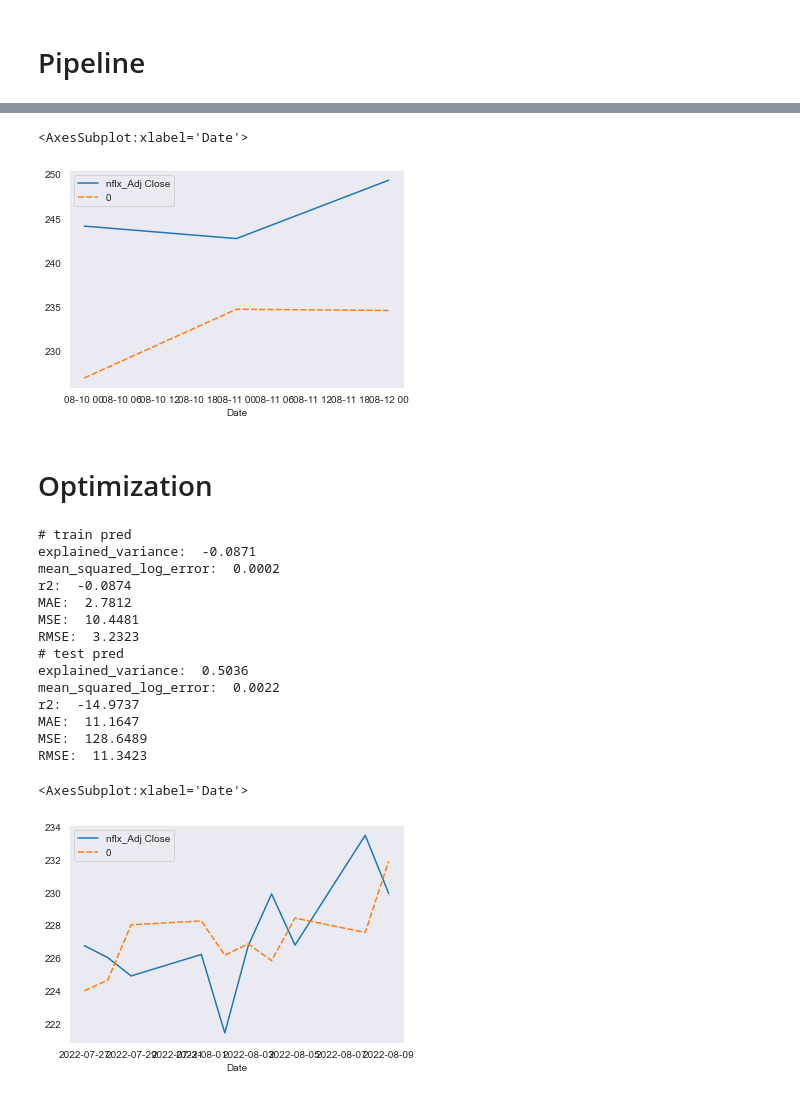
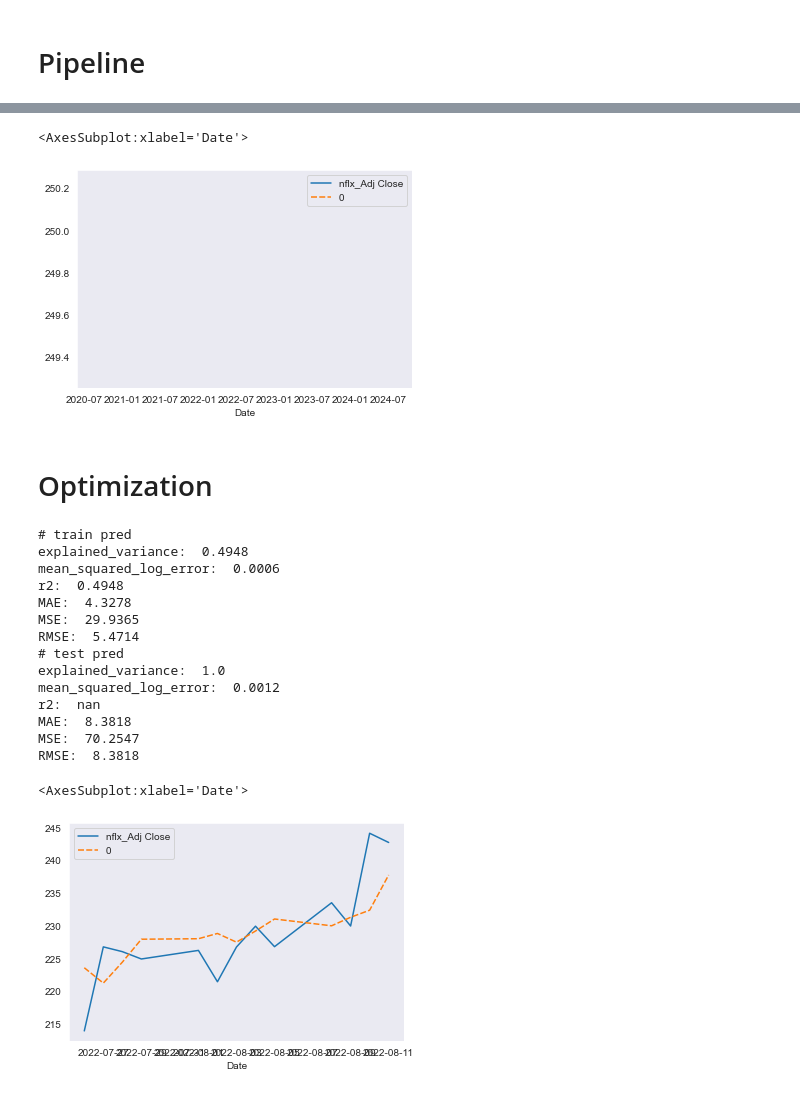
Before and after one commit to Velvox/lhl_capstone, a Jupyter notebook: src/baseline_supervised_v2.ipynb, the cells around one changed output, grey strips where cells are left out. Cells and saved outputs as stored; diff of their text form; code cells hidden in the pictures.

```diff
--- a/src/baseline_supervised_v2.ipynb
+++ b/src/baseline_supervised_v2.ipynb
@@ -72,13 +80,13 @@ X_diff = functions.trendDiff(X_shifted[[nflx_target]],diff_delta)
 
 # put together
 X_shifted = functions.concatRename(X_shifted, '', X_diff, 'diff_')
-X_shifted.dropna(how='any', inplace=True)
+X_shifted.dropna(how='all', inplace=True)
 
 # drop rolling rows from y
-y_shifted = y.iloc[rolling+1:]
+y_shifted = y.iloc[rolling:]
 # %%
 # take the last % for validation
-test_size = 0.3
+test_size = 0.1
 
 X_train, X_test = functions.testSplit(X_shifted, test_size)
 y_train, y_test = functions.testSplit(y_shifted, test_size)
@@ -98,7 +106,7 @@ num_feats = X_shifted.columns
 
 num_transform = Pipeline([
     ('Imputer', KNNImputer()),
-    # ('scaling', StandardScaler()),
+    ('scaling', StandardScaler()),
     # ('PCA', PCA(n_components=2))
     ])
 # %%
@@ -140,10 +155,10 @@ RMSE:  13.859
 # %%
 # plot predictions
-pred_df = pd.concat([y_test, pd.Series(y_test_pred, index=y_test.index)], axis=1)
-sns.lineplot(data=pred_df)
+y_test_pred_df = pd.concat([y_test, pd.Series(y_test_pred, index=y_test.index)], axis=1)
+sns.lineplot(data=y_test_pred_df)
 # %% [output]
 <AxesSubplot:xlabel='Date'>
-[figure, old version]
+[figure, new version]
 # %% [markdown]
 # Optimization
 # %%
@@ -189,23 +204,23 @@ y_test_pred = best_model.predict(X_test)
 functions.regression_results(y_test, y_test_pred)
 # %% [output]
 # train pred
-explained_variance:  -0.0871
-mean_squared_log_error:  0.0002
-r2:  -0.0874
-MAE:  2.7812
-MSE:  10.4481
-RMSE:  3.2323
+explained_variance:  0.4948
+mean_squared_log_error:  0.0006
+r2:  0.4948
+MAE:  4.3278
+MSE:  29.9365
+RMSE:  5.4714
 # test pred
-explained_variance:  0.5036
-mean_squared_log_error:  0.0022
-r2:  -14.9737
-MAE:  11.1647
-MSE:  128.6489
-RMSE:  11.3423
+explained_variance:  1.0
+mean_squared_log_error:  0.0012
+r2:  nan
+MAE:  8.3818
+MSE:  70.2547
+RMSE:  8.3818
 # %%
 # plot training predictions
 y_train_pred_df = pd.concat([y_train, pd.Series(y_train_pred, index=y_train.index)], axis=1)
 sns.lineplot(data=y_train_pred_df)
 # %% [output]
 <AxesSubplot:xlabel='Date'>
-[figure, old version]
+[figure, new version]
```
Also changed, not shown: parts of 6 cells of this notebook, 2 other files.
